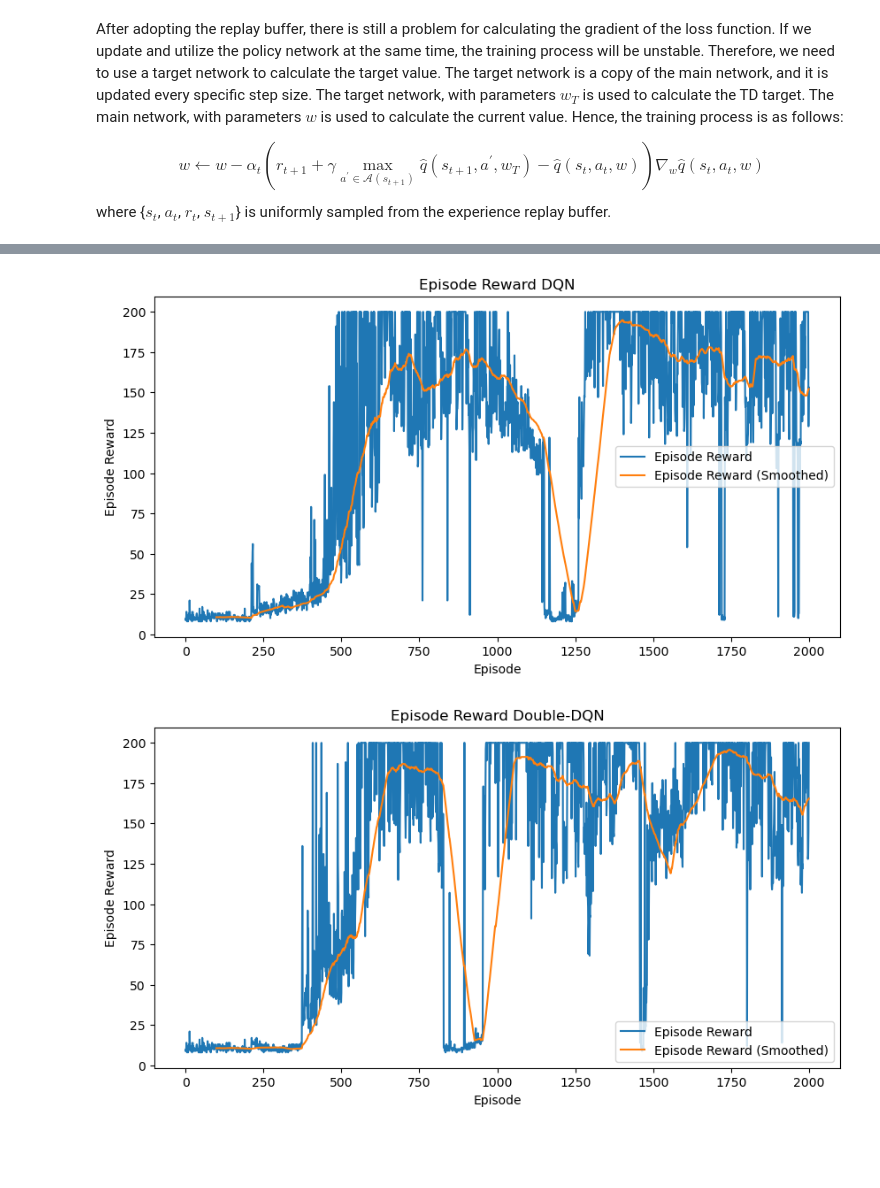
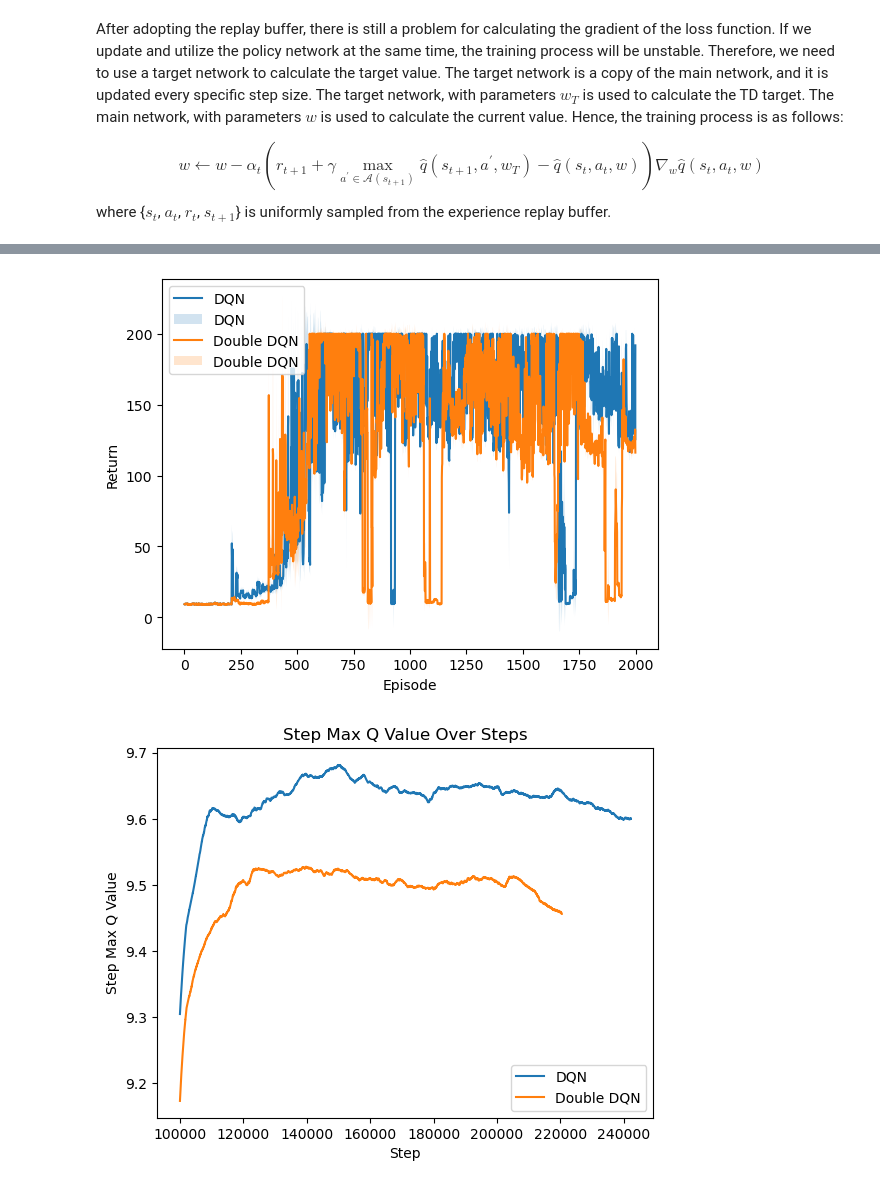
Before and after one commit to RanZhu1989/RL_PlayGround, a Jupyter notebook: Value_Function_Approximation/Double_DQN.ipynb, the cells around one changed output, grey strips where cells are left out. Drawn from its saved outputs; the diff is of its cells as text; code cells hidden in the pictures; blank space fills up the shorter version.

```diff
--- a/Value_Function_Approximation/Double_DQN.ipynb
+++ b/Value_Function_Approximation/Double_DQN.ipynb
@@ -24,7 +24,7 @@ class DQN_Agent():
                  Q_func:torch.nn.Module,
                  action_dim:int,
                  optimizer:torch.optim.Optimizer,
-                 replay_buffer:collections.deque,
+                 replay_buffer:object,
                  replay_start_size:int,
                  batch_size:int,
                  replay_frequent:int,
@@ -138,10 +138,10 @@ class DQN_Agent():
 # %%
 class Q_Network(torch.nn.Module):
     """You can define your own network structure here."""
-    def __init__(self,obs_dim:int,action_dim) -> None:
+    def __init__(self,obs_dim:int,action_dim:int,hidden_size:int=64) -> None:
         super(Q_Network,self).__init__()
-        self.fc1 = torch.nn.Linear(obs_dim,64)
-        self.fc2 = torch.nn.Linear(64,action_dim)
+        self.fc1 = torch.nn.Linear(obs_dim,hidden_size)
+        self.fc2 = torch.nn.Linear(hidden_size,action_dim)
 
     def forward(self,x:torch.tensor) -> torch.tensor:
         x = self.fc1(x)
@@ -260,6 +276,6 @@ class TrainManager():
 # %%
 env = gym.make('CartPole-v0')
-DQN_Manger = TrainManager(env = env,
+DQN_Manager = TrainManager(env = env,
                         episode_num = 2000,
                         lr = 1e-3,
                         gamma = 0.9,
@@ -271,9 +287,10 @@ DQN_Manger = TrainManager(env = env,
                         double_DQN = False,
                         my_device = "cpu"
                         )
-rewards_DQN, maxQ_DQN = DQN_Manger.train()
+maxQ_DQN = DQN_Manager.train()
 
-Double_DQN_Manger = TrainManager(env = env,
+env = gym.make('CartPole-v0')
+Double_DQN_Manager = TrainManager(env = env,
                                 episode_num = 2000,
                                 lr = 1e-3,
                                 gamma = 0.9,
@@ -285,4 +302,4 @@ Double_DQN_Manger = TrainManager(env = env,
                                 double_DQN = True,
                                 my_device = "cpu"
                                 )
-rewards_DDQN, maxQ_DDQN = Double_DQN_Manger.train()
+maxQ_DDQN = Double_DQN_Manager.train()
@@ -310,41 +306,35 @@ Episode 1800: Total Reward = 170.00
 # %%
 """ Plot the episode rewards"""
-smoothing_window_rewards = 100
 # DQN
-fig1 = plt.figure(figsize=(10,5))
-plt.plot(rewards_DQN,label="Episode Reward")
-rewards_DQN_smoothed = pd.Series(rewards_DQN).rolling(smoothing_window_rewards, min_periods=smoothing_window_rewards).mean() # smoothing_window = 100
-plt.plot(rewards_DQN_smoothed,label="Episode Reward (Smoothed)")
-plt.xlabel('Episode')
-plt.ylabel('Episode Reward')
-plt.title("Episode Reward DQN")
+DQN_Manager.eval_rewards = np.array(DQN_Manager.eval_rewards)
+Double_DQN_Manager.eval_rewards = np.array(Double_DQN_Manager.eval_rewards)
+dqn_means = np.mean(DQN_Manager.eval_rewards,axis=-1)
+dqn_stds = np.std(DQN_Manager.eval_rewards,axis=-1)
+ddqn_means = np.mean(Double_DQN_Manager.eval_rewards,axis=-1)
+ddqn_stds = np.std(Double_DQN_Manager.eval_rewards,axis=-1)
+plt.figure()
+plt.plot(dqn_means,label="DQN")
+plt.fill_between(np.arange(len(dqn_means)),dqn_means-dqn_stds,dqn_means+dqn_stds,alpha=0.2,label="DQN")
+plt.plot(ddqn_means,label="Double DQN")
+plt.fill_between(np.arange(len(ddqn_means)),ddqn_means-ddqn_stds,ddqn_means+ddqn_stds,alpha=0.2,label="Double DQN")
+plt.xlabel("Episode")
+plt.ylabel("Return")
 plt.legend()
 plt.show()
 
-# Double-DQN
-fig2 = plt.figure(figsize=(10,5))
-plt.plot(rewards_DDQN,label="Episode Reward")
-rewards_DDQN_smoothed = pd.Series(rewards_DDQN).rolling(smoothing_window_rewards, min_periods=smoothing_window_rewards).mean() # smoothing_window = 100
-plt.plot(rewards_DDQN_smoothed,label="Episode Reward (Smoothed)")
-plt.xlabel('Episode')
-plt.ylabel('Episode Reward')
-plt.title("Episode Reward Double-DQN")
-plt.legend()
-plt.show()
-
-
+import pandas as pd
 """ Plot the max Q value over steps. """
 smoothing_window_maxQ = 100000
-fig3 = plt.figure(figsize=(10,5))
+plt.figure()
 maxQ_DQN_smoothed = pd.Series(maxQ_DQN).rolling(smoothing_window_maxQ, min_periods=smoothing_window_maxQ).mean() # smoothing_window = 100000
 maxQ_DDQN_smoothed = pd.Series(maxQ_DDQN).rolling(smoothing_window_maxQ, min_periods=smoothing_window_maxQ).mean()
 plt.plot(maxQ_DQN_smoothed,label="DQN")
 plt.plot(maxQ_DDQN_smoothed,label="Double DQN")
 plt.xlabel('Step')
 plt.ylabel('Step Max Q Value')
 plt.title("Step Max Q Value Over Steps")
 plt.legend()
 plt.show()
 # %% [output]
-[figure, old version]
+[figure, new version]
-[figure, old version]
+[figure, new version]
```
Also changed, not shown: parts of 4 cells of this notebook, 28 other files.
